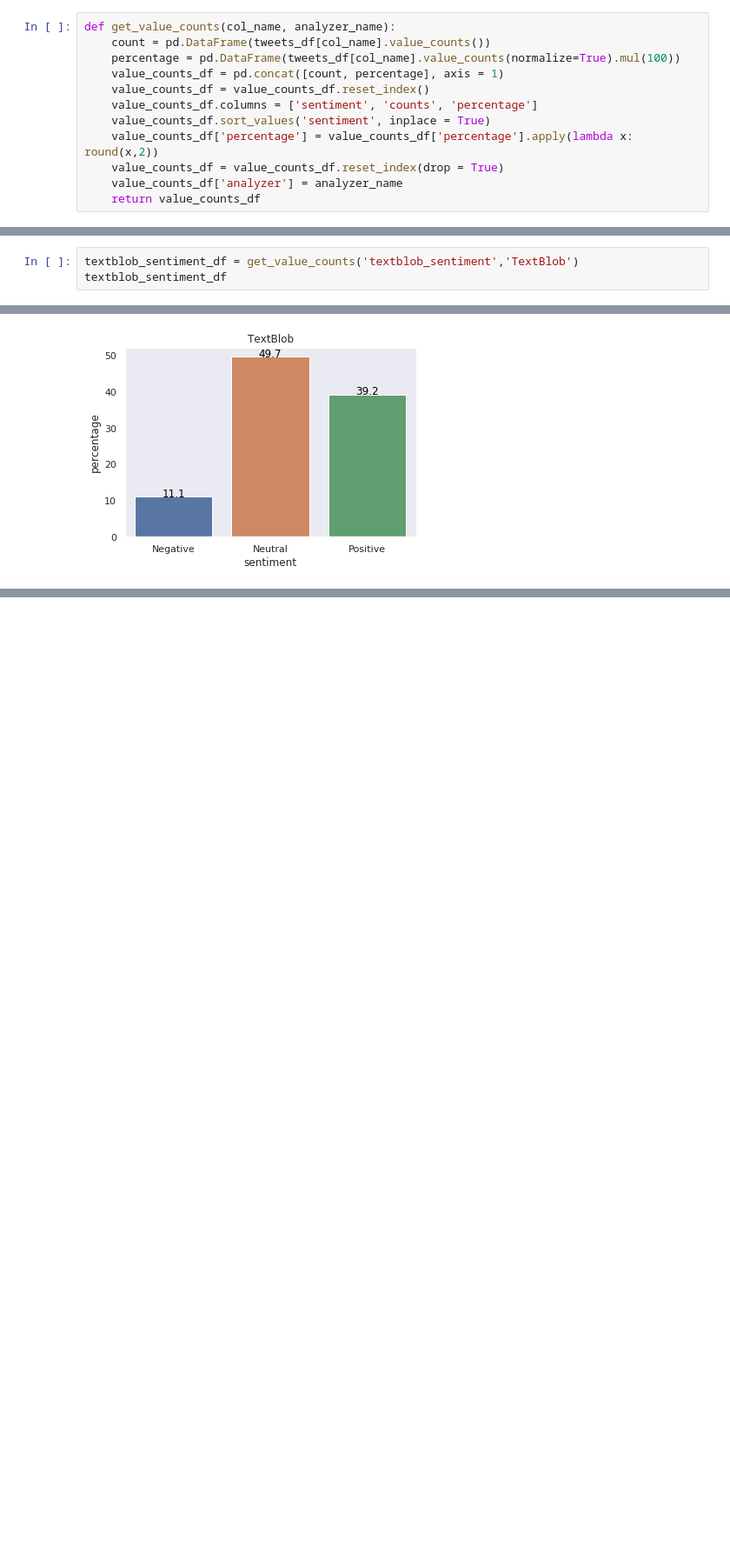
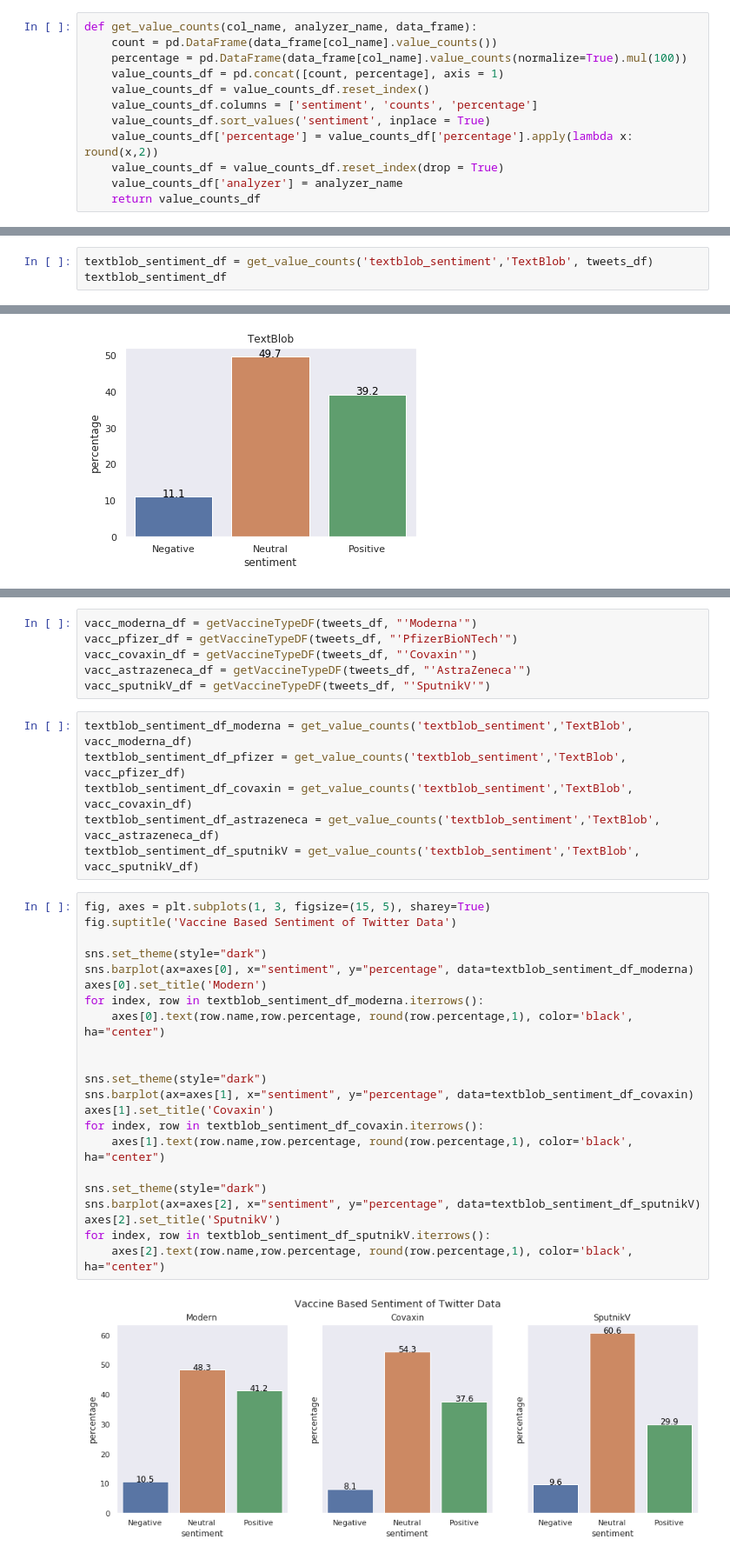
Before and after one commit to Shravya-Uchil/COVID-19-Vaccination-Sentiment-Analysis, a Jupyter notebook: src/sentiment_analysis.ipynb, the cells around one changed output, grey strips where cells are left out. Shown at 87% size. Saved outputs shown, nothing was run; the diff lists cells and outputs as text; blank space fills up the shorter version.

Commit message:
added vaccine type sentiment with time analysis results

```diff
--- a/src/sentiment_analysis.ipynb
+++ b/src/sentiment_analysis.ipynb
@@ -179,9 +178,9 @@ plt.show()
 # %% [output]
 [figure]
 # %%
-def get_value_counts(col_name, analyzer_name):
-    count = pd.DataFrame(tweets_df[col_name].value_counts())
-    percentage = pd.DataFrame(tweets_df[col_name].value_counts(normalize=True).mul(100))
+def get_value_counts(col_name, analyzer_name, data_frame):
+    count = pd.DataFrame(data_frame[col_name].value_counts())
+    percentage = pd.DataFrame(data_frame[col_name].value_counts(normalize=True).mul(100))
     value_counts_df = pd.concat([count, percentage], axis = 1)
     value_counts_df = value_counts_df.reset_index()
     value_counts_df.columns = ['sentiment', 'counts', 'percentage']
@@ -209,7 +208,7 @@ min         -1.000000
 max          1.000000
 Name: textblob_score, dtype: float64
 # %%
-textblob_sentiment_df = get_value_counts('textblob_sentiment','TextBlob')
+textblob_sentiment_df = get_value_counts('textblob_sentiment','TextBlob', tweets_df)
 textblob_sentiment_df
 # %% [output]
 |  | sentiment | counts | percentage | analyzer |
@@ -227,0 +245,36 @@ for index, row in textblob_sentiment_df.iterrows():
+# %%
+vacc_moderna_df = getVaccineTypeDF(tweets_df, "'Moderna'")
+vacc_pfizer_df = getVaccineTypeDF(tweets_df, "'PfizerBioNTech'")
+vacc_covaxin_df = getVaccineTypeDF(tweets_df, "'Covaxin'")
+vacc_astrazeneca_df = getVaccineTypeDF(tweets_df, "'AstraZeneca'")
+vacc_sputnikV_df = getVaccineTypeDF(tweets_df, "'SputnikV'")
+# %%
+textblob_sentiment_df_moderna = get_value_counts('textblob_sentiment','TextBlob', vacc_moderna_df)
+textblob_sentiment_df_pfizer = get_value_counts('textblob_sentiment','TextBlob', vacc_pfizer_df)
+textblob_sentiment_df_covaxin = get_value_counts('textblob_sentiment','TextBlob', vacc_covaxin_df)
+textblob_sentiment_df_astrazeneca = get_value_counts('textblob_sentiment','TextBlob', vacc_astrazeneca_df)
+textblob_sentiment_df_sputnikV = get_value_counts('textblob_sentiment','TextBlob', vacc_sputnikV_df)
+# %%
+fig, axes = plt.subplots(1, 3, figsize=(15, 5), sharey=True)
+fig.suptitle('Vaccine Based Sentiment of Twitter Data')
+
+sns.set_theme(style="dark")
+sns.barplot(ax=axes[0], x="sentiment", y="percentage", data=textblob_sentiment_df_moderna)
+axes[0].set_title('Modern')
+for index, row in textblob_sentiment_df_moderna.iterrows():
+    axes[0].text(row.name,row.percentage, round(row.percentage,1), color='black', ha="center")
+
+
+sns.set_theme(style="dark")
+sns.barplot(ax=axes[1], x="sentiment", y="percentage", data=textblob_sentiment_df_covaxin)
+axes[1].set_title('Covaxin')
+for index, row in textblob_sentiment_df_covaxin.iterrows():
+    axes[1].text(row.name,row.percentage, round(row.percentage,1), color='black', ha="center")
+
+sns.set_theme(style="dark")
+sns.barplot(ax=axes[2], x="sentiment", y="percentage", data=textblob_sentiment_df_sputnikV)
+axes[2].set_title('SputnikV')
+for index, row in textblob_sentiment_df_sputnikV.iterrows():
+    axes[2].text(row.name,row.percentage, round(row.percentage,1), color='black', ha="center")
+# %% [output]
+[figure, added]
```
Also changed, not shown: parts of 8 cells of this notebook.
